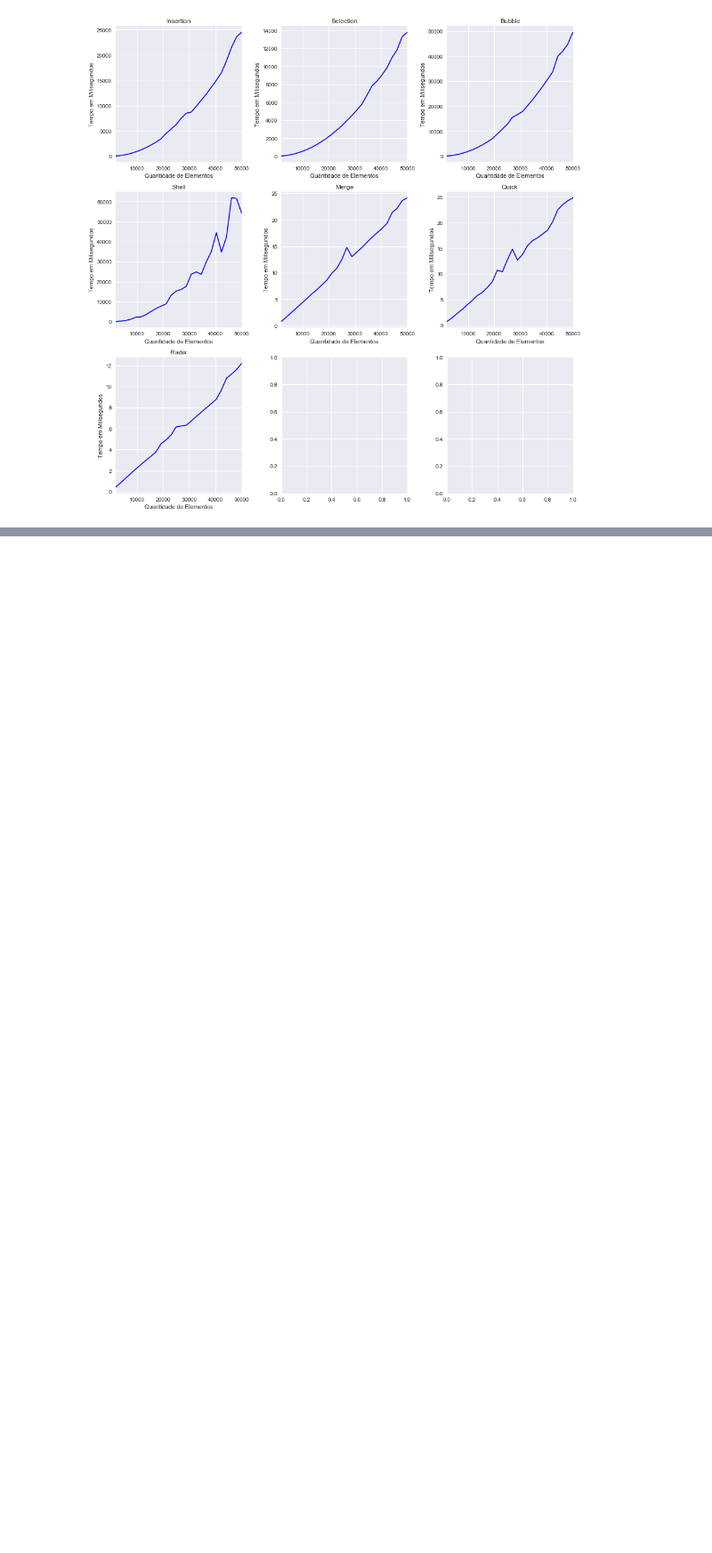
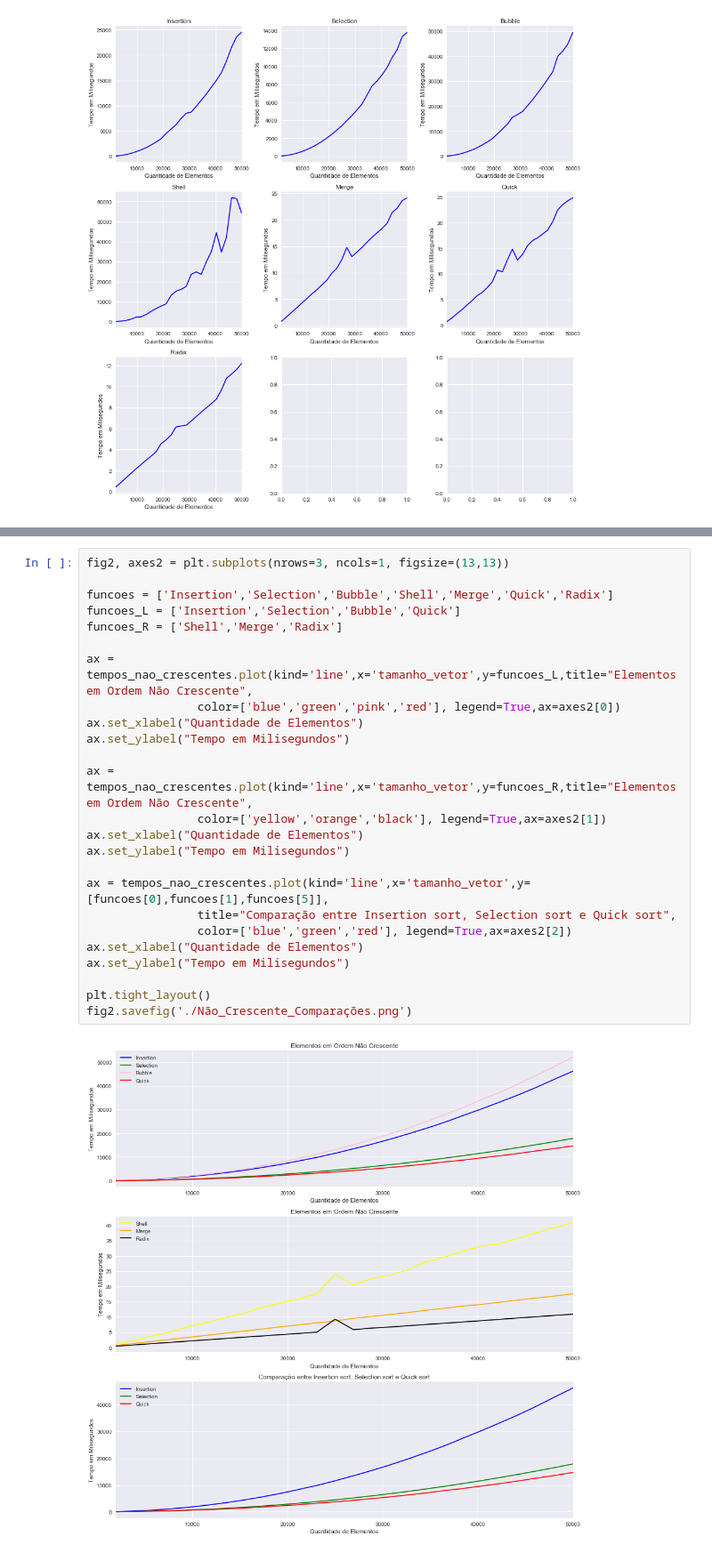
Before and after one commit to gleydvan/Sorting_Algorithms_Empirical_Analysis, a Jupyter notebook: tempos/graficos_analises_empirica.ipynb, the cells around one changed output, grey strips where cells are left out. Shown at 89% size. Saved outputs shown, nothing was run; the diff lists cells and outputs as text; blank space fills up the shorter version.

```diff
--- a/tempos/graficos_analises_empirica.ipynb
+++ b/tempos/graficos_analises_empirica.ipynb
@@ -90,0 +117,27 @@ fig.savefig('./Elementos_Aleatórios.png')
+# %%
+fig2, axes2 = plt.subplots(nrows=3, ncols=1, figsize=(13,13))
+
+funcoes = ['Insertion','Selection','Bubble','Shell','Merge','Quick','Radix']
+funcoes_L = ['Insertion','Selection','Bubble','Quick']
+funcoes_R = ['Shell','Merge','Radix']
+
+ax = tempos_nao_crescentes.plot(kind='line',x='tamanho_vetor',y=funcoes_L,title="Elementos em Ordem Não Crescente",
+                color=['blue','green','pink','red'], legend=True,ax=axes2[0])
+ax.set_xlabel("Quantidade de Elementos")
+ax.set_ylabel("Tempo em Milisegundos")
+
+ax = tempos_nao_crescentes.plot(kind='line',x='tamanho_vetor',y=funcoes_R,title="Elementos em Ordem Não Crescente",
+                color=['yellow','orange','black'], legend=True,ax=axes2[1])
+ax.set_xlabel("Quantidade de Elementos")
+ax.set_ylabel("Tempo em Milisegundos")
+
+ax = tempos_nao_crescentes.plot(kind='line',x='tamanho_vetor',y=[funcoes[0],funcoes[1],funcoes[5]],
+                title="Comparação entre Insertion sort, Selection sort e Quick sort",
+                color=['blue','green','red'], legend=True,ax=axes2[2])
+ax.set_xlabel("Quantidade de Elementos")
+ax.set_ylabel("Tempo em Milisegundos")
+
+plt.tight_layout()
+fig2.savefig('./Não_Crescente_Comparações.png')
+# %% [output]
+[figure, added]
```
Also changed, not shown: parts of 8 cells of this notebook, 12 other files.
